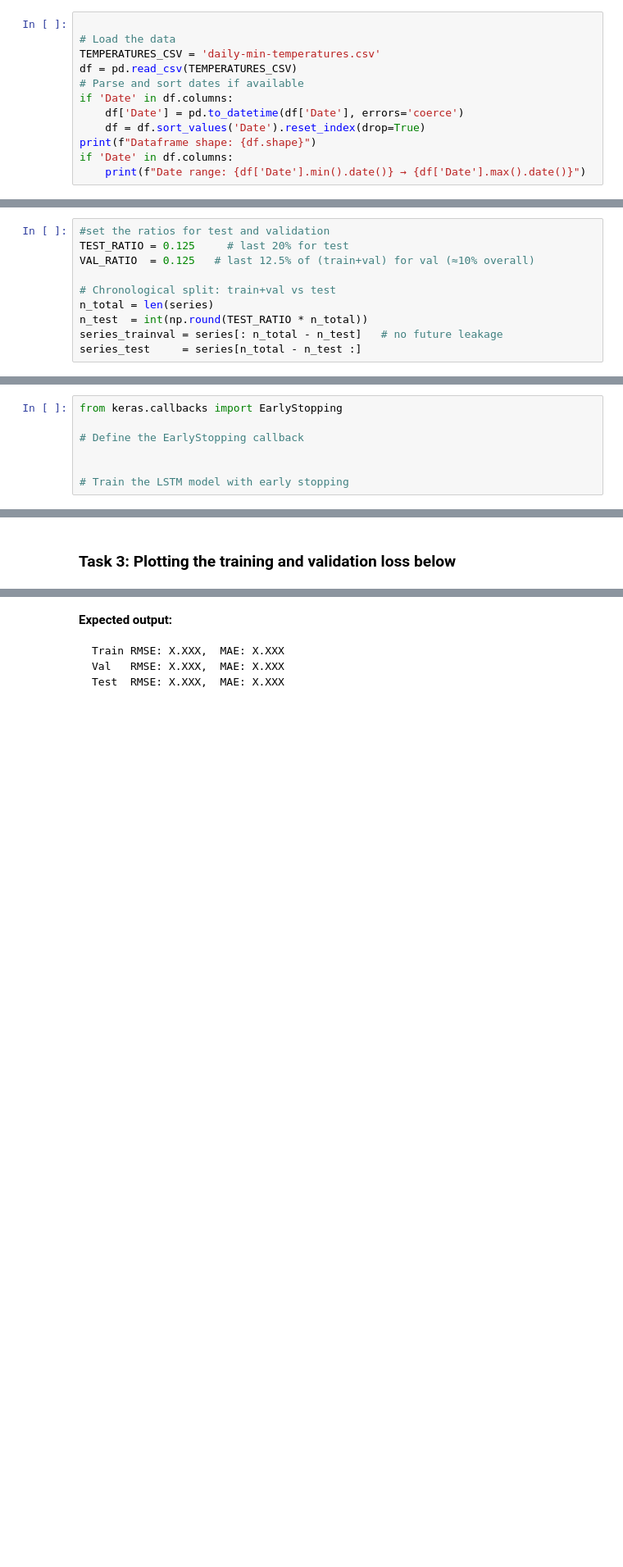
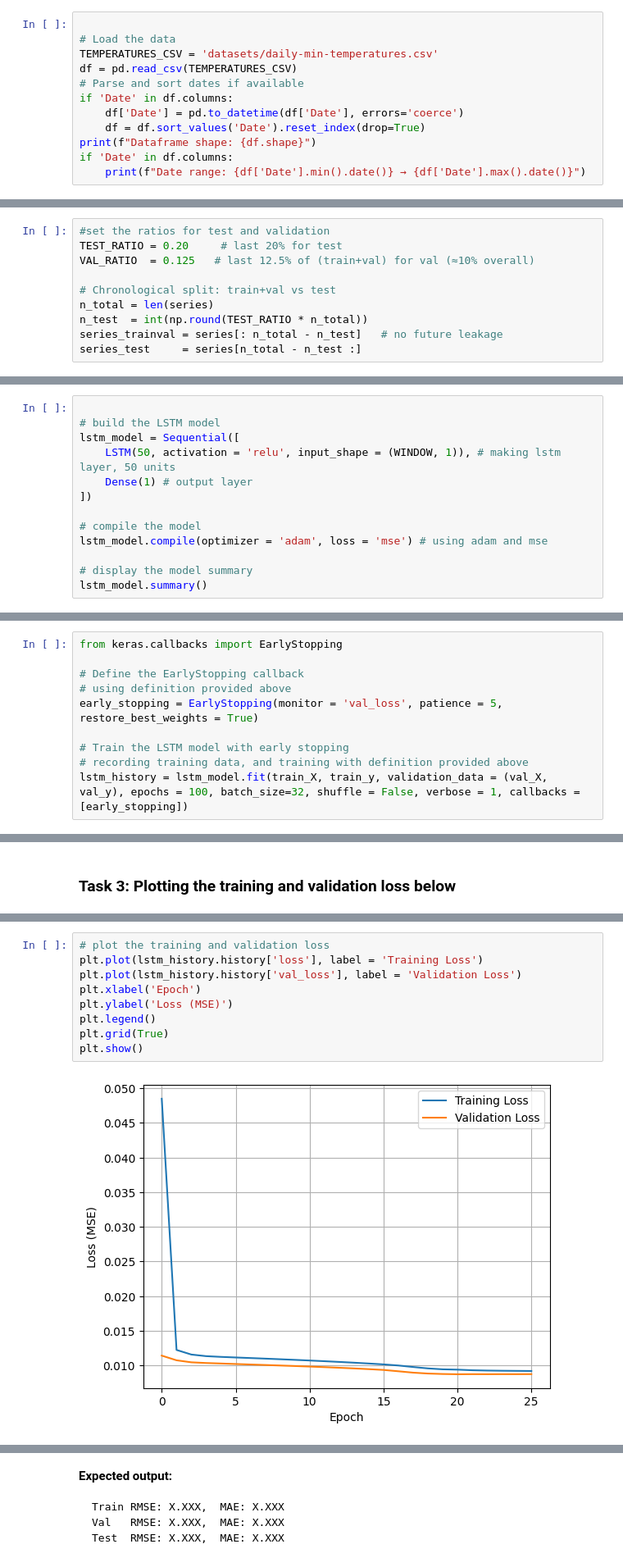
Before and after one commit to OwenHHHH/stat362, a Jupyter notebook: instructor/quizzes/week 8/lstm_time_series_template.ipynb, the cells around one changed output, grey strips where cells are left out. Shown at 82% size. Saved outputs shown, nothing was run; the diff lists cells and outputs as text; blank space fills up the shorter version.

```diff
--- a/instructor/quizzes/week 8/lstm_time_series_template.ipynb
+++ b/instructor/quizzes/week 8/lstm_time_series_template.ipynb
@@ -87,7 +91,7 @@ We start by loading the daily minimum temperature dataset, parsing the dates, an
 # %%
 
 # Load the data
-TEMPERATURES_CSV = 'daily-min-temperatures.csv'
+TEMPERATURES_CSV = 'datasets/daily-min-temperatures.csv'
 df = pd.read_csv(TEMPERATURES_CSV)
 # Parse and sort dates if available
 if 'Date' in df.columns:
@@ -126,7 +137,7 @@ You cannot use random way of splitting dataset into train and test as the sequen
 we will take first 80% values for train and the remaining 20 for testing
 # %%
 #set the ratios for test and validation
-TEST_RATIO = 0.125     # last 20% for test
+TEST_RATIO = 0.20     # last 20% for test
 VAL_RATIO  = 0.125   # last 12.5% of (train+val) for val (≈10% overall)
 
 # Chronological split: train+val vs test
@@ -219,0 +228,13 @@ Use the Adam optimizer and mean squared error loss to compile the model.
+# %%
+
+# build the LSTM model
+lstm_model = Sequential([
+    LSTM(50, activation = 'relu', input_shape = (WINDOW, 1)), # making lstm layer, 50 units
+    Dense(1) # output layer
+])
+
+# compile the model
+lstm_model.compile(optimizer = 'adam', loss = 'mse') # using adam and mse
+
+# display the model summary
+lstm_model.summary()
@@ -245,6 +278,9 @@ The code below is already set up the structure for you
 from keras.callbacks import EarlyStopping
 
 # Define the EarlyStopping callback
-
+# using definition provided above
+early_stopping = EarlyStopping(monitor = 'val_loss', patience = 5, restore_best_weights = True)
 
 # Train the LSTM model with early stopping
+# recording training data, and training with definition provided above
+lstm_history = lstm_model.fit(train_X, train_y, validation_data = (val_X, val_y), epochs = 100, batch_size=32, shuffle = False, verbose = 1, callbacks = [early_stopping])
@@ -255,3 +307,14 @@ from keras.callbacks import EarlyStopping
+# %%
+# plot the training and validation loss
+plt.plot(lstm_history.history['loss'], label = 'Training Loss')
+plt.plot(lstm_history.history['val_loss'], label = 'Validation Loss')
+plt.xlabel('Epoch')
+plt.ylabel('Loss (MSE)')
+plt.legend()
+plt.grid(True)
+plt.show()
+# %% [output]
+[figure, added]
 # %% [markdown]
 ### Task 4: Generate Predictions and Evaluate Performance
 
```
Also changed, not shown: parts of 23 cells of this notebook, 7 other files.
